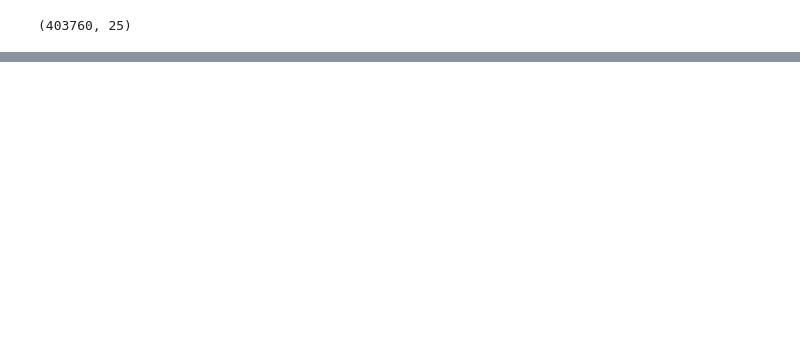
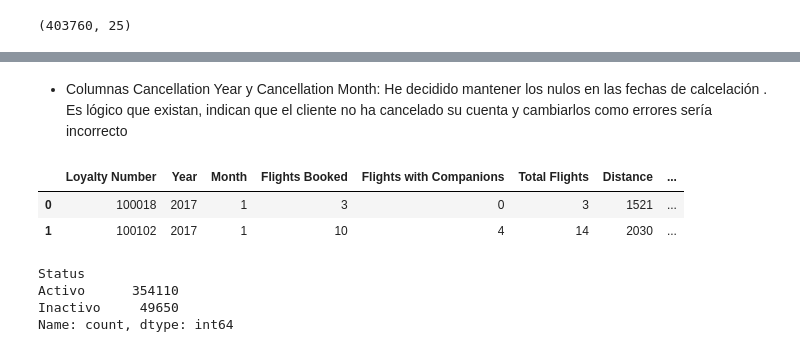
Before and after one commit to Adalab/bda-modulo-3-evaluacion-final-LorenaSerraSanchez, a Jupyter notebook: Examen_mod3.ipynb, the cells around one changed output, grey strips where cells are left out. Drawn from its saved outputs; the diff is of its cells as text; code cells hidden in the pictures; blank space fills up the shorter version.

```diff
--- a/Examen_mod3.ipynb
+++ b/Examen_mod3.ipynb
@@ -321,0 +378,10 @@ df_unificado.shape
+# %% [markdown]
+ - Columnas Cancellation Year y Cancellation Month: He decidido mantener los nulos en las fechas de calcelación . Es lógico que existan, indican que el cliente no ha cancelado su cuenta y cambiarlos como errores sería incorrecto
+# %%
+# Creo una nueva columna (Status) donde me indique si la membresia esta activa o inactiva, es mas funcional.
+#df_unificado["Status"] = np.where(df_unificado["Cancellation Year"].isnull(), "Activo", "Inactivo") #np.where Si el valor de la columna es nulo transformalo a activo sino está inactivo
+df_unificado.head(2)
+# %% [output]
+|  | Loyalty Number | Year | Month | Flights Booked | Flights with Companions | Total Flights | Distance | ... |
+| 0 | 100018 | 2017 | 1 | 3 | 0 | 3 | 1521 | ... |
+| 1 | 100102 | 2017 | 1 | 10 | 4 | 14 | 2030 | ... |
@@ -321,0 +390,8 @@ df_unificado.shape
+# %%
+#verifico cantidades en columna Status
+df_unificado["Status"].value_counts()
+# %% [output]
+Status
+Activo      354110
+Inactivo     49650
+Name: count, dtype: int64
```
Also changed, not shown: parts of 15 cells of this notebook.
